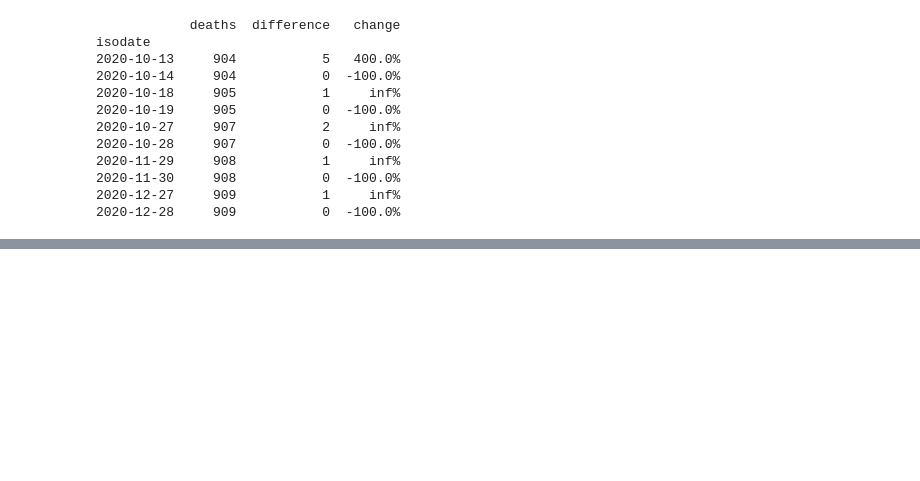
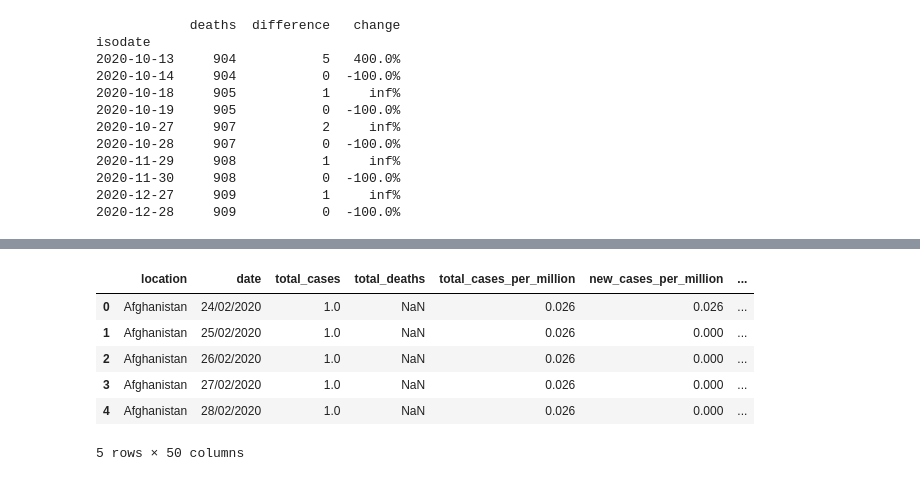
Before and after one commit to nooshink/ETL-Project, a Jupyter notebook: ETL.ipynb, the cells around one changed output, grey strips where cells are left out. Saved outputs shown, nothing was run; the diff lists cells and outputs as text; code cells hidden in the pictures; blank space fills up the shorter version.

```diff
--- a/ETL.ipynb
+++ b/ETL.ipynb
@@ -161,0 +178,10 @@ FileNotFoundError: [Errno 2] No such file or directory: 'covid_data.xlsx'
+# %%
+df.head()
+# %% [output]
+|  | location | date | total_cases | total_deaths | total_cases_per_million | new_cases_per_million | ... |
+| 0 | Afghanistan | 24/02/2020 | 1.0 | NaN | 0.026 | 0.026 | ... |
+| 1 | Afghanistan | 25/02/2020 | 1.0 | NaN | 0.026 | 0.000 | ... |
+| 2 | Afghanistan | 26/02/2020 | 1.0 | NaN | 0.026 | 0.000 | ... |
+| 3 | Afghanistan | 27/02/2020 | 1.0 | NaN | 0.026 | 0.000 | ... |
+| 4 | Afghanistan | 28/02/2020 | 1.0 | NaN | 0.026 | 0.000 | ... |
+5 rows × 50 columns
```
Also changed, not shown: parts of 12 cells of this notebook, 2 other files.
